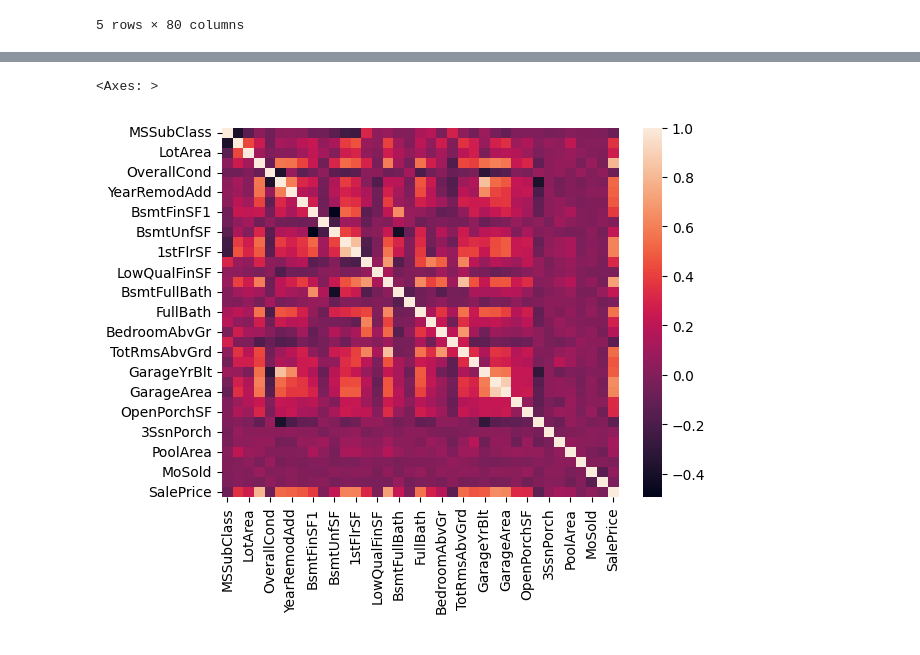
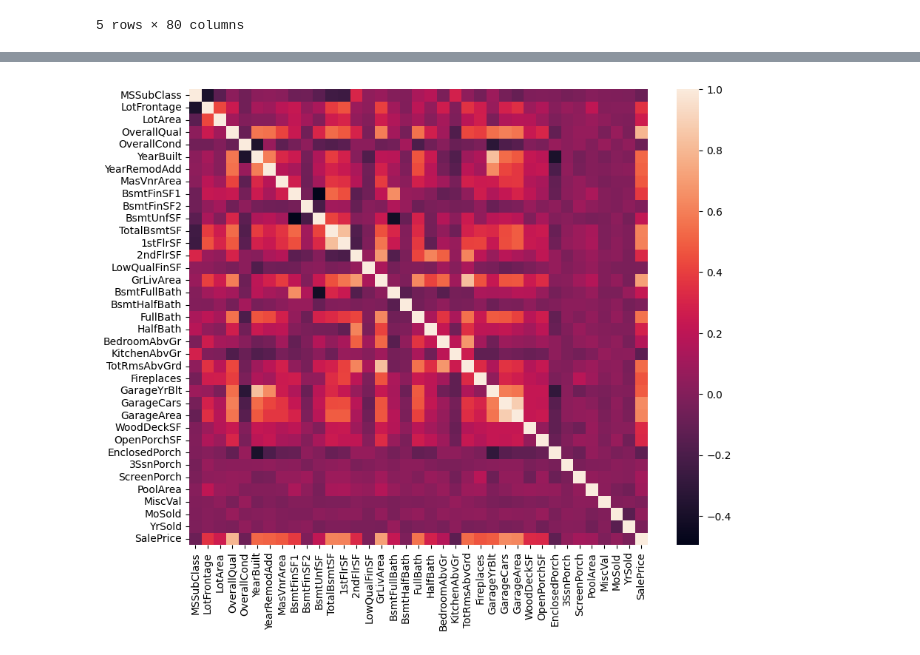
Before and after one commit to natancarvalho/Kaggle_House_Prices_Advanced_Regression_Techniques, a Jupyter notebook: Kaggle_House_Prices_Advanced_Regression_Techniques.ipynb, the cells around one changed output, grey strips where cells are left out. Saved outputs shown, nothing was run; the diff lists cells and outputs as text; code cells hidden in the pictures.

```diff
--- a/Kaggle_House_Prices_Advanced_Regression_Techniques.ipynb
+++ b/Kaggle_House_Prices_Advanced_Regression_Techniques.ipynb
@@ -54,12 +54,13 @@ df_dataset = df_dataset.drop(columns=['Alley', 'MiscFeature', 'FireplaceQu', 'Po
 from google.colab import drive
 drive.mount('/content/drive')
 # %%
-correlation = df_dataset.corr()
+correlation = df_dataset.corr(numeric_only=True)
 # %%
 import seaborn as sn
+import matplotlib.pyplot as plt
 
-plot = sn.heatmap(correlation)
-plot
+plt.figure(figsize=(10,8))
+sn.heatmap(correlation)
+plt.show()
 # %% [output]
-<Axes: >
-[figure, old version]
+[figure, new version]
```
Also changed, not shown: parts of 2 cells of this notebook.
